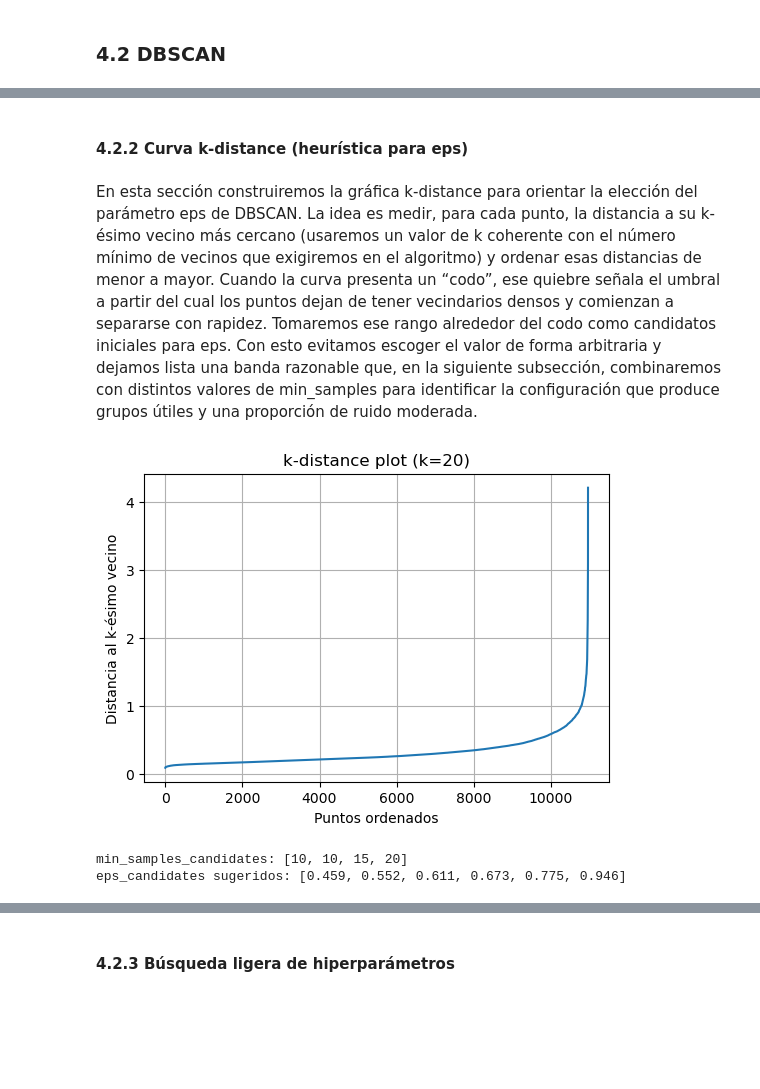
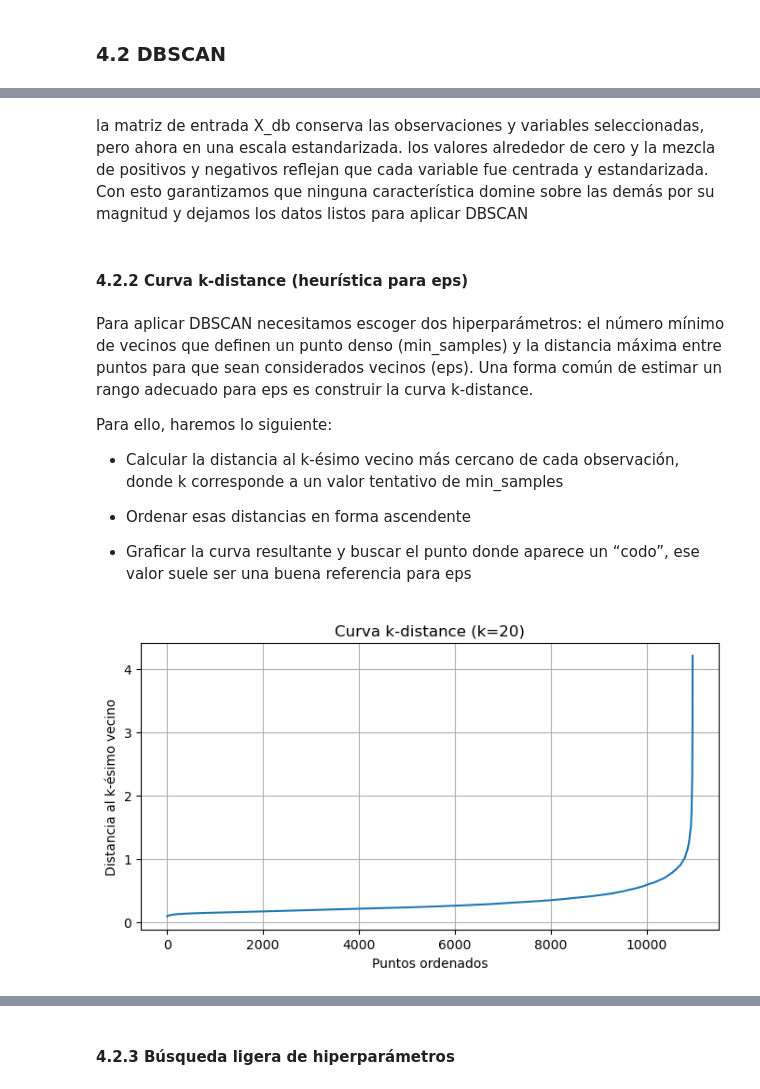
Before and after one commit to carvafel/Laboratorio-2, a Jupyter notebook: Lab2.ipynb, the cells around one changed output, grey strips where cells are left out. Drawn from its saved outputs; the diff is of its cells as text; code cells hidden in the pictures; blank space fills up the shorter version.

```diff
--- a/Lab2.ipynb
+++ b/Lab2.ipynb
@@ -936,0 +918,8 @@ Se reutilizó la misma matriz escalada (X_scaled) empleada en K-Means, con 15 va
+# %%
+import numpy as np
+import pandas as pd
+# Empaquetar X_scaled en un DataFrame para trazabilidad
+X_db = pd.DataFrame(X_scaled, columns=vars_modelo, index=df_clean.index)
+
+print("Observaciones y variables en X_db:", X_db.shape)
+display(X_db.head())
@@ -937,32 +934,41 @@ Se reutilizó la misma matriz escalada (X_scaled) empleada en K-Means, con 15 va
+# %% [markdown]
+la matriz de entrada X_db conserva las observaciones y variables seleccionadas, pero ahora en una escala estandarizada. los valores alrededor de cero y la mezcla de positivos y negativos reflejan que cada variable fue centrada y estandarizada. Con esto garantizamos que ninguna característica domine sobre las demás por su magnitud y dejamos los datos listos para aplicar DBSCAN
 # %% [markdown]
 #### 4.2.2 Curva k-distance (heurística para eps)
 # %% [markdown]
-En esta sección construiremos la gráfica k-distance para orientar la elección del parámetro eps de DBSCAN. La idea es medir, para cada punto, la distancia a su k-ésimo vecino más cercano (usaremos un valor de k coherente con el número mínimo de vecinos que exigiremos en el algoritmo) y ordenar esas distancias de menor a mayor. Cuando la curva presenta un “codo”, ese quiebre señala el umbral a partir del cual los puntos dejan de tener vecindarios densos y comienzan a separarse con rapidez. Tomaremos ese rango alrededor del codo como candidatos iniciales para eps. Con esto evitamos escoger el valor de forma arbitraria y dejamos lista una banda razonable que, en la siguiente subsección, combinaremos con distintos valores de min_samples para identificar la configuración que produce grupos útiles y una proporción de ruido moderada.
+Para aplicar DBSCAN necesitamos escoger dos hiperparámetros: el número mínimo de vecinos que definen un punto denso (min_samples) y la distancia máxima entre puntos para que sean considerados vecinos (eps). Una forma común de estimar un rango adecuado para eps es construir la curva k-distance.
+
+Para ello, haremos lo siguiente:
+
+- Calcular la distancia al k-ésimo vecino más cercano de cada observación, donde k corresponde a un valor tentativo de min_samples
+
+- Ordenar esas distancias en forma ascendente
+
+- Graficar la curva resultante y buscar el punto donde aparece un “codo”, ese valor suele ser una buena referencia para eps
 # %%
 from sklearn.neighbors import NearestNeighbors
 import matplotlib.pyplot as plt
+import numpy as np
 
-dim = X_scaled.shape[1]
-min_samples_candidates = [max(10, min(30, 2*dim)), 10, 15, 20]
-k_for_plot = max(min_samples_candidates)
+#  min_samples tentativo
+k = 20
 
-nbrs = NearestNeighbors(n_neighbors=k_for_plot).fit(X_scaled)
-distances, _ = nbrs.kneighbors(X_scaled)
-k_dists = np.sort(distances[:, -1])
+# Calculamos distancias a los k vecinos
+nn = NearestNeighbors(n_neighbors=k)
+nn.fit(X_db)
+distances, indices = nn.kneighbors(X_db)
 
-plt.figure(figsize=(6,4))
-plt.plot(k_dists)
-plt.title(f"k-distance plot (k={k_for_plot})")
-plt.xlabel("Puntos ordenados"); plt.ylabel("Distancia al k-ésimo vecino")
-plt.grid(True); plt.show()
+# Seleccionamos la distancia al k-ésimo vecino
+k_distances = np.sort(distances[:, -1])
 
-# banda inicial de eps alrededor del "codo"
-quantiles = [0.85, 0.90, 0.92, 0.94, 0.96, 0.98]
-eps_candidates = sorted({float(np.quantile(k_dists, q).round(3)) for q in quantiles})
-print("min_samples_candidates:", min_samples_candidates)
-print("eps_candidates sugeridos:", eps_candidates)
+# Graficamos
+plt.figure(figsize=(8,4))
+plt.plot(k_distances)
+plt.title(f"Curva k-distance (k={k})")
+plt.xlabel("Puntos ordenados")
+plt.ylabel("Distancia al k-ésimo vecino")
+plt.grid(True)
+plt.show()
 # %% [output]
-[figure, old version]
+[figure, new version]
-min_samples_candidates: [10, 10, 15, 20]
-eps_candidates sugeridos: [0.459, 0.552, 0.611, 0.673, 0.775, 0.946]
 # %% [markdown]
```
Also changed, not shown: parts of 20 cells of this notebook, 2 other files.
